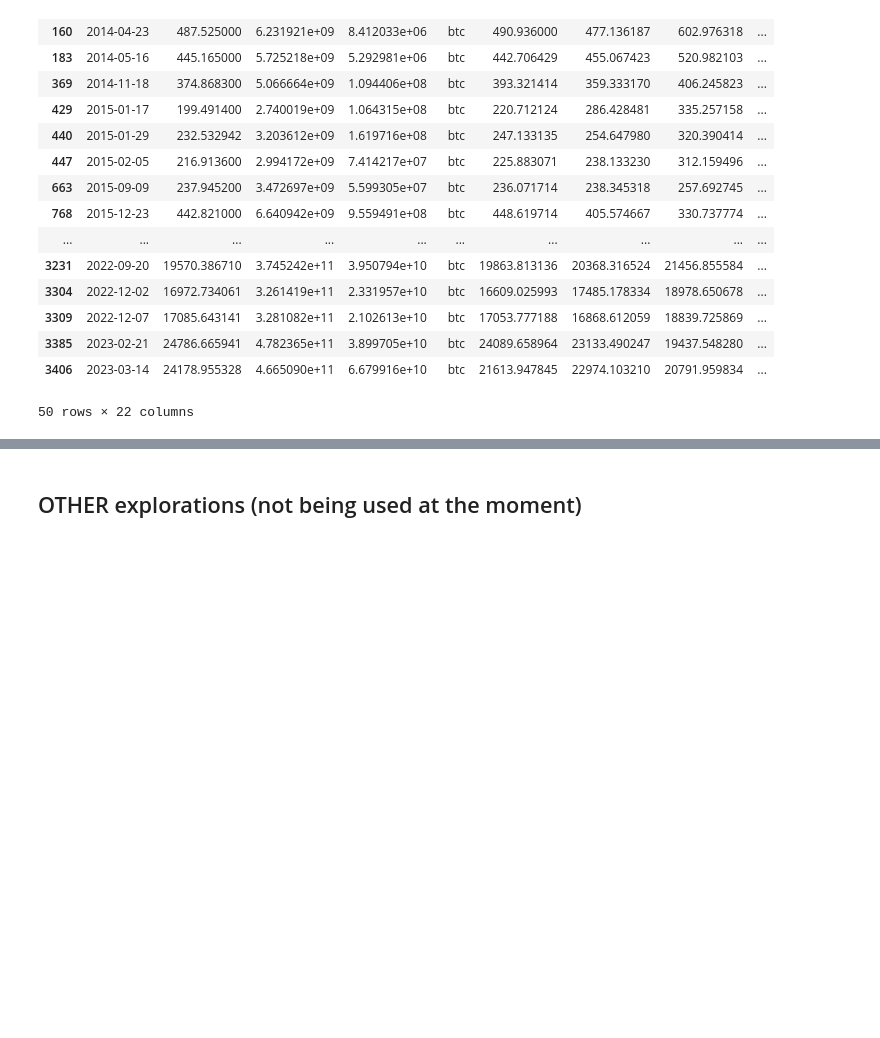
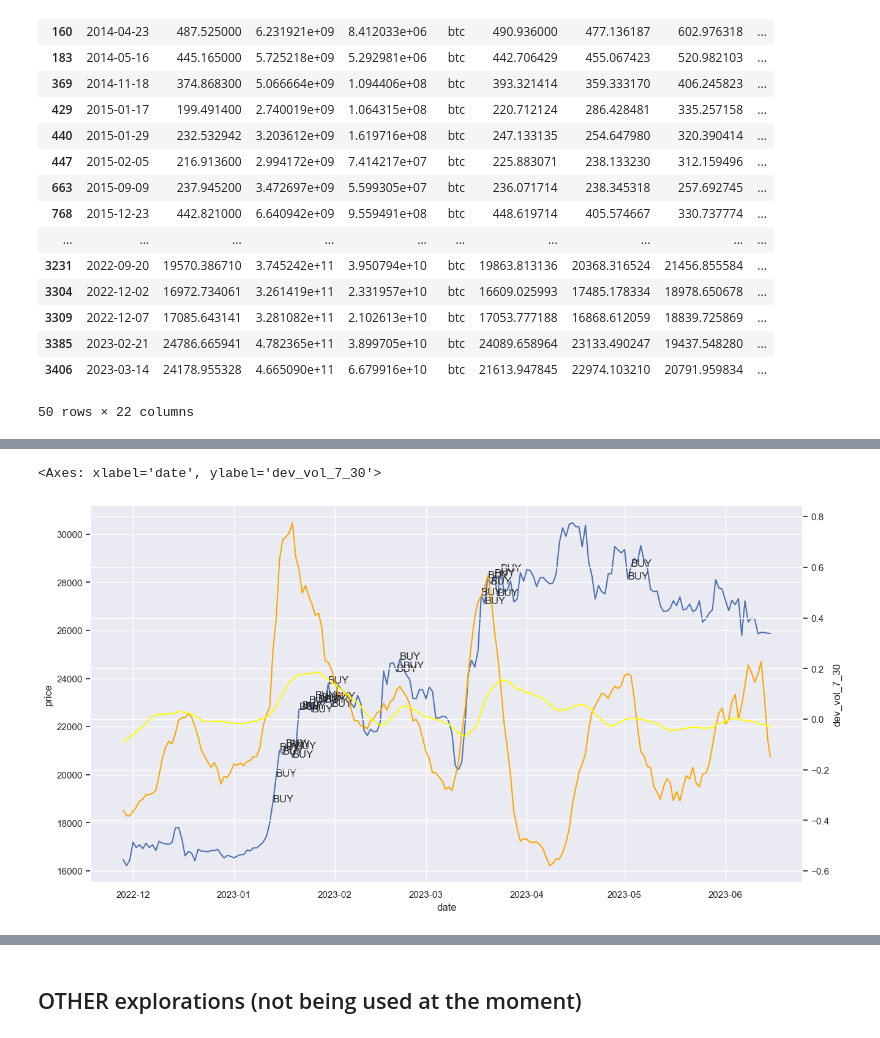
Before and after one commit to abhishek4563/crypto-trading-app, a Jupyter notebook: GetCryptoPrices.ipynb, the cells around one changed output, grey strips where cells are left out. Saved outputs shown, nothing was run; the diff lists cells and outputs as text; code cells hidden in the pictures; blank space fills up the shorter version.

```diff
--- a/GetCryptoPrices.ipynb
+++ b/GetCryptoPrices.ipynb
@@ -505,0 +486,6 @@ btc_historical_prices[['vol_sma_7','vol_sma_30','dev_vol_7_30']]
+# %%
+# adding deviation between 7 and 30 day volume as that seems highly predtictive of price
+btc_historical_prices['dev_vol_7_30'] = perc_diff(btc_historical_prices['vol_sma_7'],
+                                                     btc_historical_prices['vol_sma_30'])
+btc_historical_prices['dev_price_7_30'] = perc_diff(btc_historical_prices['price_sma_7'],
+                                                     btc_historical_prices['price_sma_30'])
@@ -938,5 +748,0 @@ btc_historical_prices['signal'] = None # create a column for signal
-# %%
-for index, row in btc_historical_prices.iterrows():
-    if (row['dev_vol_7_30'] >=0.10 and row['dev_price_sma_30'] >=0.05):
-        btc_historical_prices.at[index,'signal'] ='BUY' #below is a good link on assigning a cell in pandas data frame
-                                                         # https://www.geeksforgeeks.org/how-to-set-cell-value-in-pandas-dataframe/
@@ -1018,0 +929,7 @@ ValueError: Image size of 1322x28998400 pixels is too large. It must be less tha
+# %%
+btc_historical_prices['signal'] = None # create a column for signal
+for index, row in btc_historical_prices.iterrows():
+    if (row['dev_vol_7_30'] >=0.10 and row['dev_price_7_30'] >=0):
+        btc_historical_prices.at[index,'signal'] ='BUY' #below is a good link on assigning a cell in pandas data frame
+                                                         # https://www.geeksforgeeks.org/how-to-set-cell-value-in-pandas-dataframe/
+# Will parametrise these thresholds and apply ML to find optimal ones later
@@ -1018,0 +952,22 @@ ValueError: Image size of 1322x28998400 pixels is too large. It must be less tha
+# %%
+
+# plot signals and indicators for a given number of points from the tail
+num_points=200
+
+sns.lineplot(x='date', y='price',
+             data=btc_historical_prices[['date','price','price_sma_30']].tail(num_points),color='b')
+
+
+for index, row in btc_historical_prices.tail(200).iterrows():
+    if (row['signal'] != None):
+        plt.text(row['date'], row['price'], row['signal']) # doing this after declaring 2nd axis throws error!
+
+ax2=plt.twinx()
+sns.lineplot(x='date', y='dev_vol_7_30',
+              data=btc_historical_prices[['date','dev_vol_7_30','dev_price_sma_30']].tail(num_points),color='orange',ax=ax2)
+
+sns.lineplot(x='date', y='dev_price_7_30',
+              data=btc_historical_prices[['date','dev_price_7_30']].tail(num_points),color='yellow',ax=ax2)
+# %% [output]
+<Axes: xlabel='date', ylabel='dev_vol_7_30'>
+[figure, added]
```
Also changed, not shown: parts of 112 cells of this notebook.
